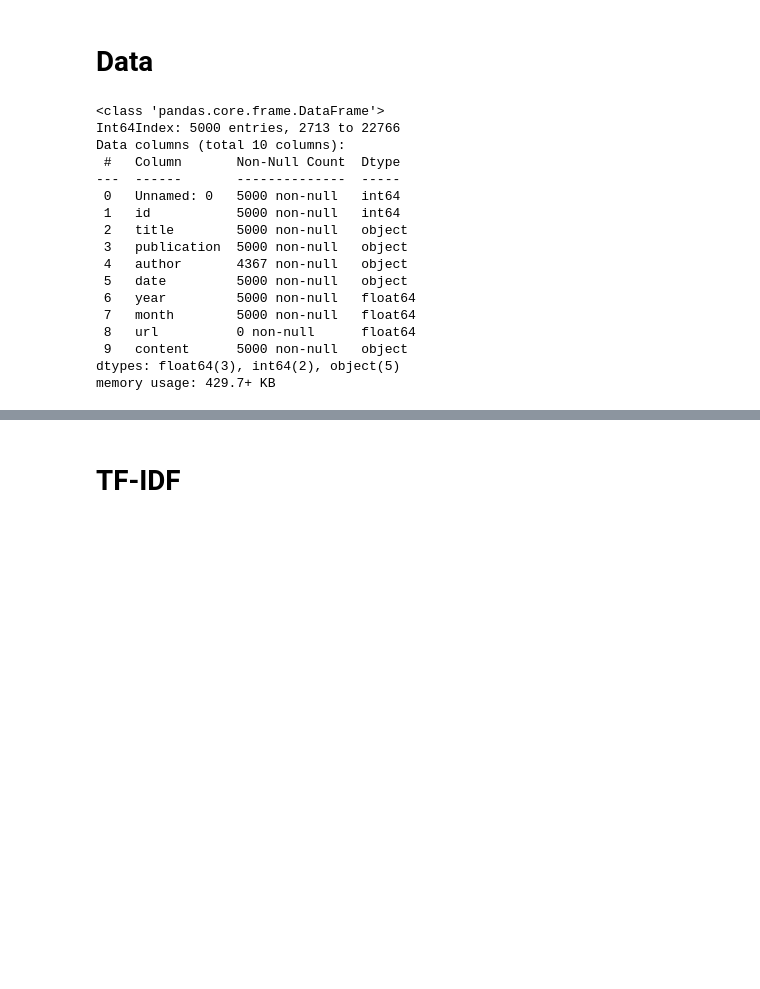
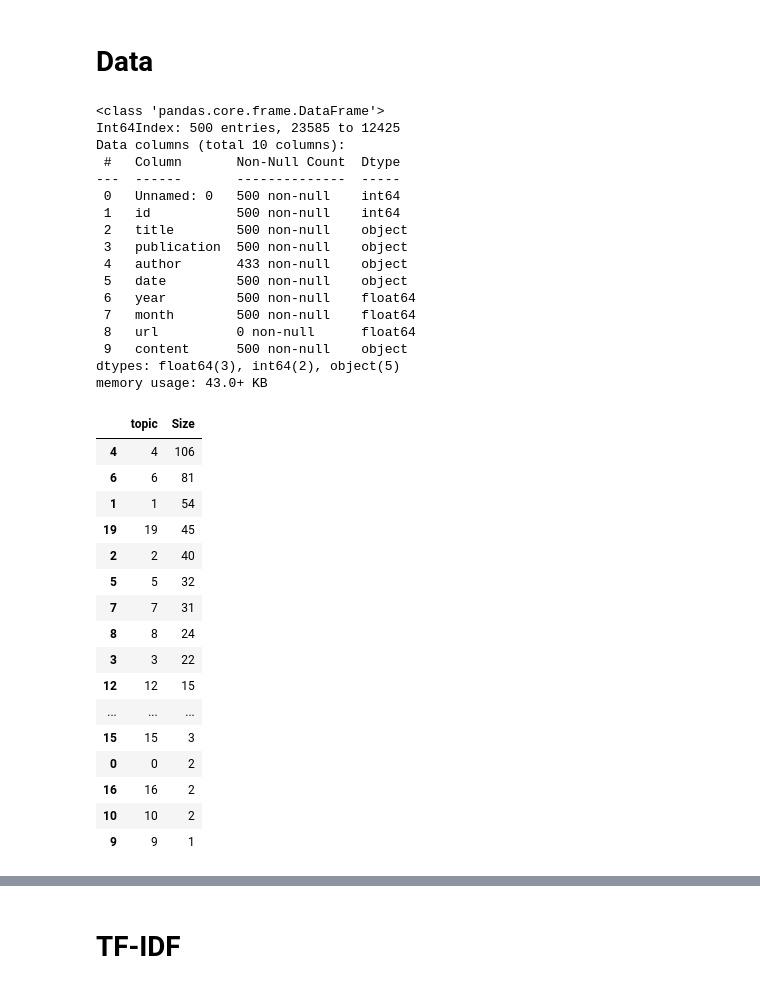
Before and after one commit to archifreitas/big_picture, a Jupyter notebook: notebooks/calem.ipynb, the cells around one changed output, grey strips where cells are left out. Cells and saved outputs as stored; diff of their text form; code cells hidden in the pictures; blank space fills up the shorter version.

```diff
--- a/notebooks/calem.ipynb
+++ b/notebooks/calem.ipynb
@@ -3,23 +4,47 @@ import pandas as pd
 # %% [markdown]
 # Data
 # %%
-raw_data = pd.read_csv("../raw_data/articles1.csv").sample(frac = 0.1)
+raw_data = pd.read_csv("../raw_data/articles1.csv").sample(frac = 0.01)
 raw_data.info()
 # %% [output]
 <class 'pandas.core.frame.DataFrame'>
-Int64Index: 5000 entries, 2713 to 22766
+Int64Index: 500 entries, 23585 to 12425
 Data columns (total 10 columns):
  #   Column       Non-Null Count  Dtype
 ---  ------       --------------  -----
- 0   Unnamed: 0   5000 non-null   int64
- 1   id           5000 non-null   int64
- 2   title        5000 non-null   object
- 3   publication  5000 non-null   object
- 4   author       4367 non-null   object
- 5   date         5000 non-null   object
- 6   year         5000 non-null   float64
- 7   month        5000 non-null   float64
+ 0   Unnamed: 0   500 non-null    int64
+ 1   id           500 non-null    int64
+ 2   title        500 non-null    object
+ 3   publication  500 non-null    object
+ 4   author       433 non-null    object
+ 5   date         500 non-null    object
+ 6   year         500 non-null    float64
+ 7   month        500 non-null    float64
  8   url          0 non-null      float64
- 9   content      5000 non-null   object
+ 9   content      500 non-null    object
 dtypes: float64(3), int64(2), object(5)
-memory usage: 429.7+ KB
+memory usage: 43.0+ KB
+# %%
+from big_picture.clusters import *
+
+vectors = tf_idf(raw_data.content)
+clusters,sizes = kmeans(raw_data,'content',vectors,clusters=20, return_cluster_sizes=True)
+sizes
+# %% [output]
+|  | topic | Size |
+| 4 | 4 | 106 |
+| 6 | 6 | 81 |
+| 1 | 1 | 54 |
+| 19 | 19 | 45 |
+| 2 | 2 | 40 |
+| 5 | 5 | 32 |
+| 7 | 7 | 31 |
+| 8 | 8 | 24 |
+| 3 | 3 | 22 |
+| 12 | 12 | 15 |
+| ... | ... | ... |
+| 15 | 15 | 3 |
+| 0 | 0 | 2 |
+| 16 | 16 | 2 |
+| 10 | 10 | 2 |
+| 9 | 9 | 1 |
```
Also changed, not shown: parts of 21 cells of this notebook, 1 other file.
